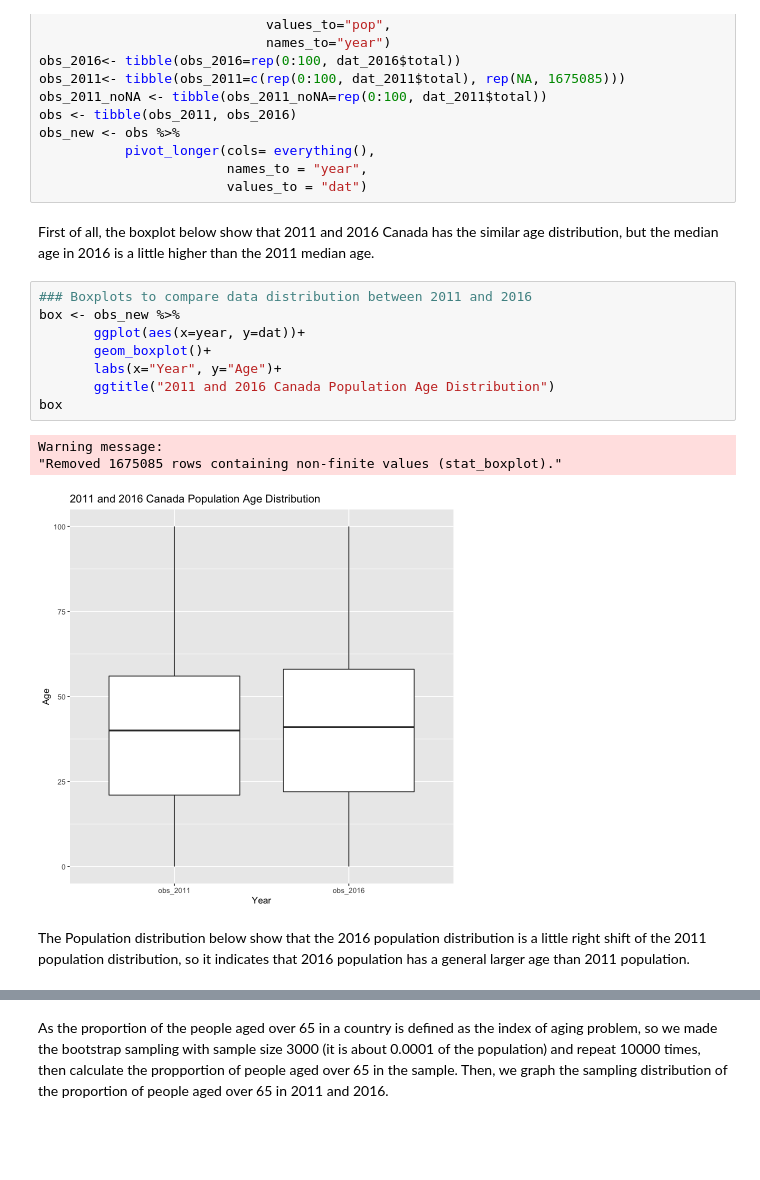
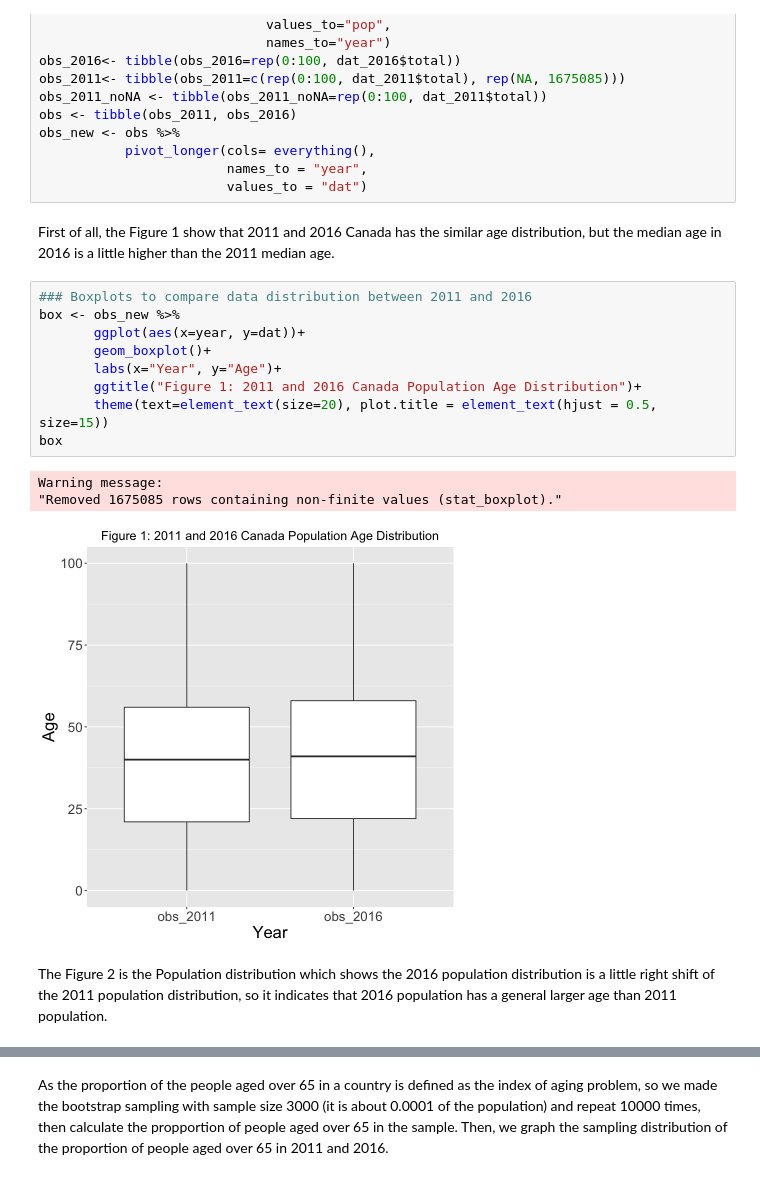
Before and after one commit to felixmachaoran/Age_Distibution, a Jupyter notebook: proposal.ipynb, the cells around one changed output, grey strips where cells are left out. Drawn from its saved outputs; the diff is of its cells as text; blank space fills up the shorter version.

```diff
--- a/proposal.ipynb
+++ b/proposal.ipynb
@@ -83,21 +101,22 @@ obs_new <- obs %>%
                         names_to = "year",
                         values_to = "dat")
 # %% [markdown]
-First of all, the boxplot below show that 2011 and 2016 Canada has the similar age distribution, but the median age in 2016 is a little higher than the 2011 median age.
+First of all, the Figure 1 show that 2011 and 2016 Canada has the similar age distribution, but the median age in 2016 is a little higher than the 2011 median age.
 # %%
 ### Boxplots to compare data distribution between 2011 and 2016
 box <- obs_new %>%
        ggplot(aes(x=year, y=dat))+
        geom_boxplot()+
        labs(x="Year", y="Age")+
-       ggtitle("2011 and 2016 Canada Population Age Distribution")
+       ggtitle("Figure 1: 2011 and 2016 Canada Population Age Distribution")+
+       theme(text=element_text(size=20), plot.title = element_text(hjust = 0.5, size=15))
 box
 # %% [output]
 Warning message:
 "Removed 1675085 rows containing non-finite values (stat_boxplot)."
-[figure, old version]
+[figure, new version]
 # %% [markdown]
-The Population distribution below show that the 2016 population distribution is a little right shift of the 2011 population distribution, so it indicates that 2016 population has a general larger age than 2011 population.
+The Figure 2 is the Population distribution which shows the 2016 population distribution is a little right shift of the 2011 population distribution, so it indicates that 2016 population has a general larger age than 2011 population.
 # %%
 ### Population distribution between 2011 and 2016
 dist_aging <- combined_new %>%
```
Also changed, not shown: parts of 8 cells of this notebook.
